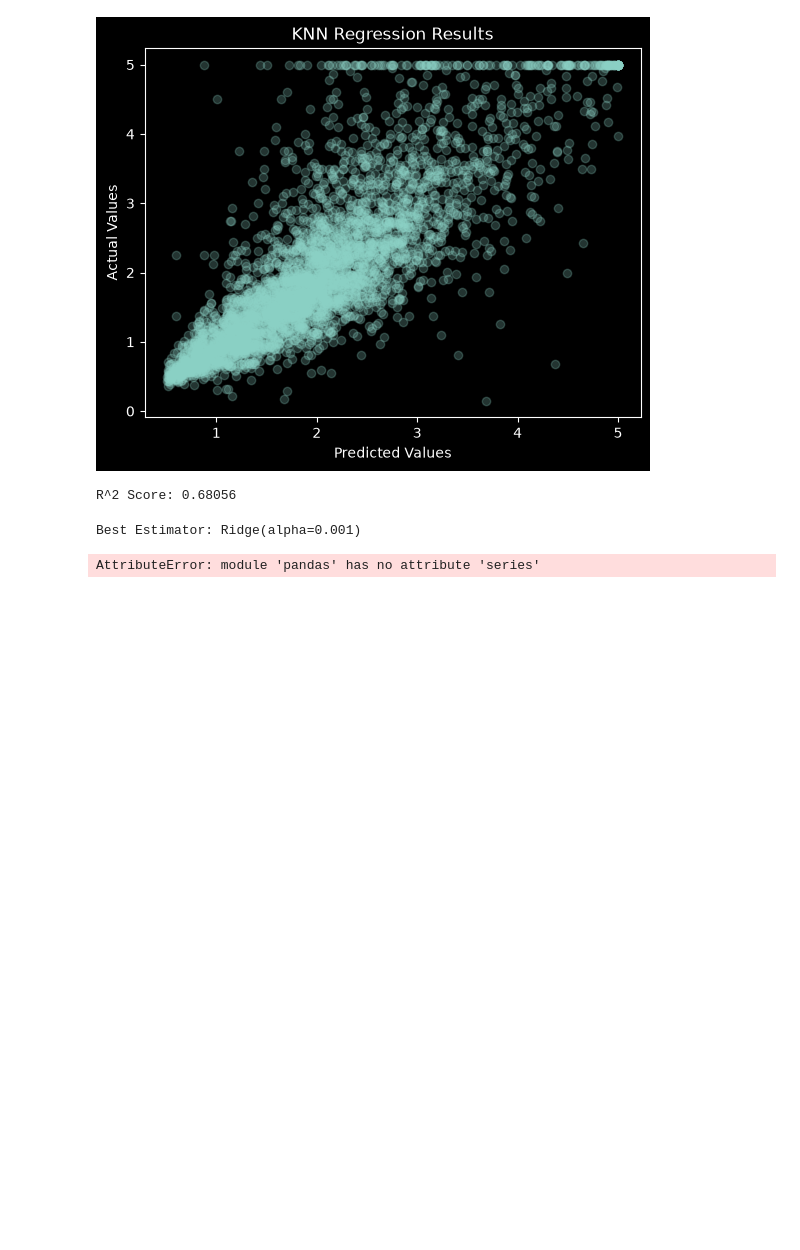
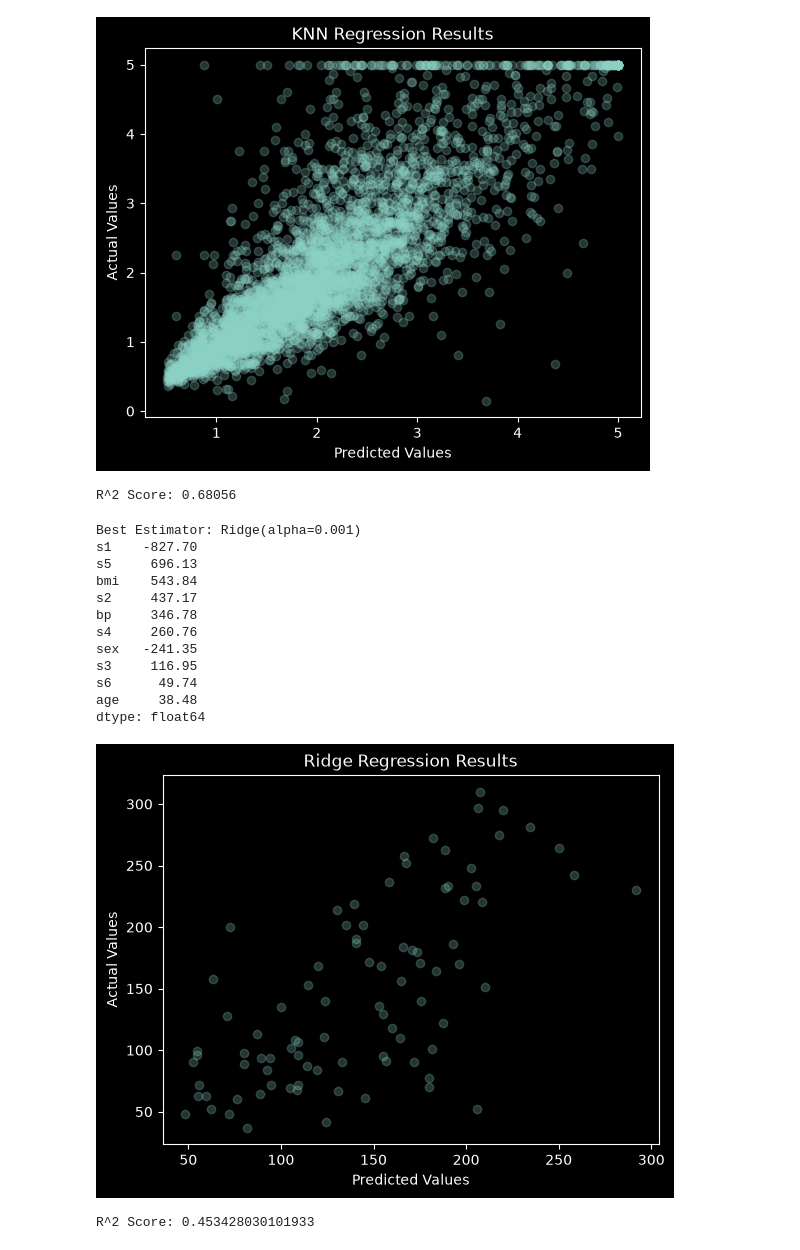
Before and after one commit to GabeHirsh3298475/materials-ml, a Jupyter notebook: learningbasics.ipynb, the cells around one changed output. Drawn from its saved outputs; the diff is of its cells as text; code cells hidden in the pictures; blank space fills up the shorter version.

```diff
--- a/learningbasics.ipynb
+++ b/learningbasics.ipynb
@@ -215,32 +215,44 @@ R^2 Score: 0.68056
 # %%
 # Scikit-learn: Linear Ridge Regression
 
 from sklearn.datasets import load_diabetes # load_ means it's part of sci-kit learn package
 from sklearn.model_selection import GridSearchCV, train_test_split, KFold
 from sklearn.linear_model import Ridge
 
 dataset = load_diabetes(as_frame=True) # as_frame changes the Bunch container to have pandas objects
 X_train, X_test, y_train, y_test = train_test_split(dataset.data, dataset.target, test_size=0.2, random_state=42) # attribute of the 'dataset' Bunch
 cross_validation=KFold(n_splits=10, shuffle=True, random_state=42)
 ridge_search = GridSearchCV(Ridge(), # find best hyperparameters for ridge model
                             param_grid={'alpha': [0.001, 0.01, 0.1, 1, 10, 100]}, # alpha is regularlization; restrains sensitive weights
                             cv=cross_validation, scoring = 'r2').fit(X_train, y_train)
 
 LRR_model = ridge_search.best_estimator_
 print(f"Best Estimator: {LRR_model}")
 
-coefficients = pd.series(LRR_model.coef_, index=X_train.columns).sort_values(key=abs, ascending=False) #Sorts on absolute value of weight magnitude
+coefficients = pd.Series(LRR_model.coef_, index=X_train.columns).sort_values(key=abs, ascending=False) #Sorts on absolute value of weight magnitude
 print(coefficients.round(2))
 
 plt.scatter(LRR_model.predict(X_test), y_test, alpha=0.25)
 plt.xlabel('Predicted Values')
 plt.ylabel('Actual Values')
 plt.title('Ridge Regression Results')
 plt.show()
 
 print(f"R^2 Score: {LRR_model.score(X_test, y_test)}")
 # %% [output]
 Best Estimator: Ridge(alpha=0.001)
+s1    -827.70
+s5     696.13
+bmi    543.84
+s2     437.17
+bp     346.78
+s4     260.76
+sex   -241.35
+s3     116.95
+s6      49.74
+age     38.48
+dtype: float64
+[figure, added]
-AttributeError: module 'pandas' has no attribute 'series'
+R^2 Score: 0.453428030101933
 # %%
 # Scikit-learn: Decision Trees
```
Also changed, not shown: parts of 3 cells of this notebook, 1 other file.
